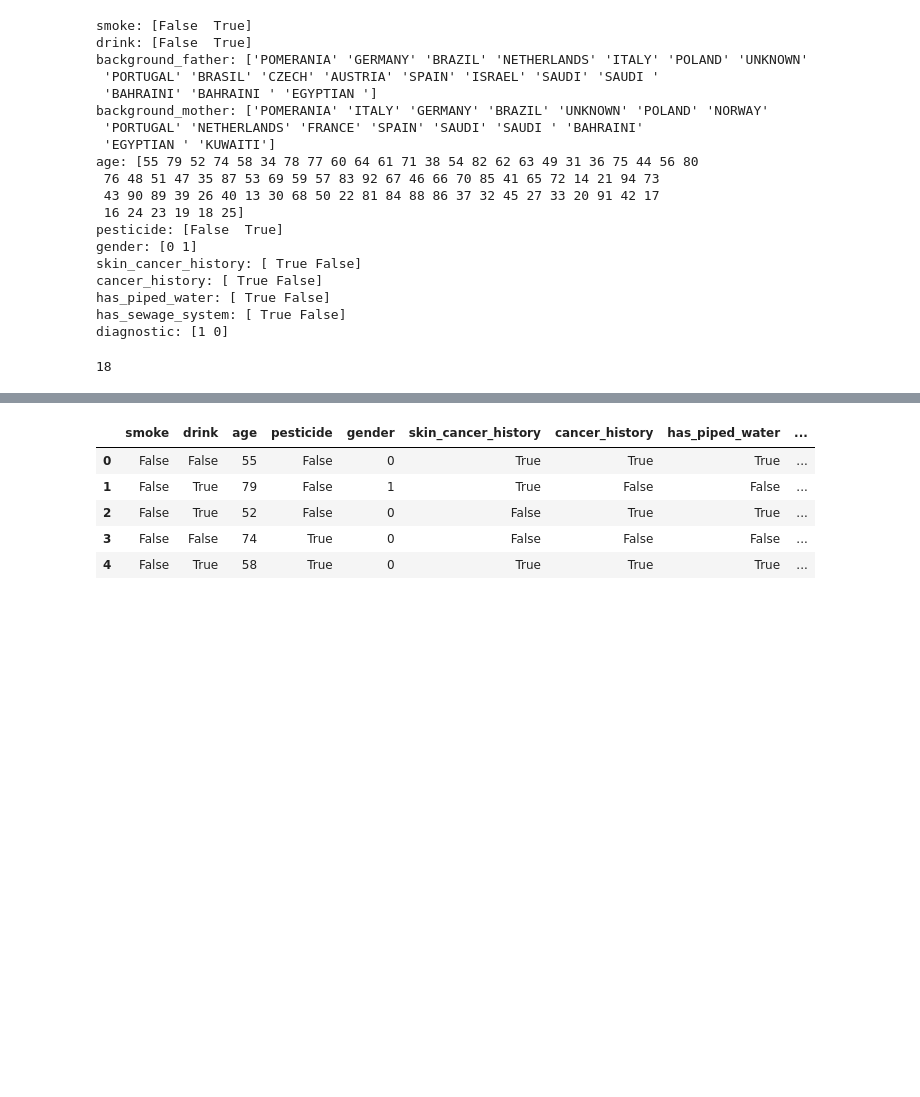
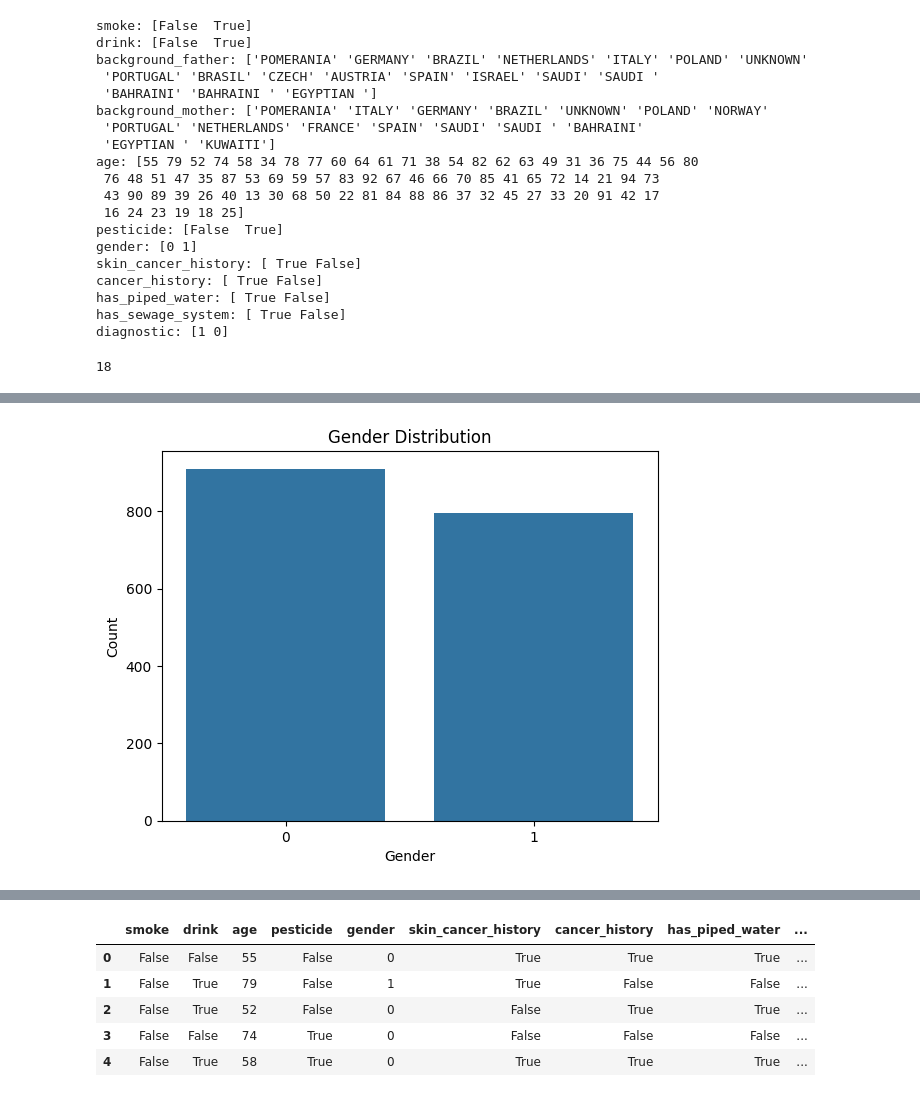
Before and after one commit to Maryamalakkas/Skin_Cancer, a Jupyter notebook: Data_preprocess/pre_ process.ipynb, the cells around one changed output, grey strips where cells are left out. Cells and saved outputs as stored; diff of their text form; code cells hidden in the pictures; blank space fills up the shorter version.

```diff
--- a/Data_preprocess/pre_ process.ipynb
+++ b/Data_preprocess/pre_ process.ipynb
@@ -488,0 +497,8 @@ df1.to_csv('../Data/Final_skin_cancer.csv', index=False)
+# %%
+sns.countplot(data=df1, x='gender')
+plt.title('Gender Distribution')
+plt.xlabel('Gender')
+plt.ylabel('Count')
+plt.show()
+# %% [output]
+[figure, added]
```
Also changed, not shown: parts of 9 cells of this notebook, 13 other files.
